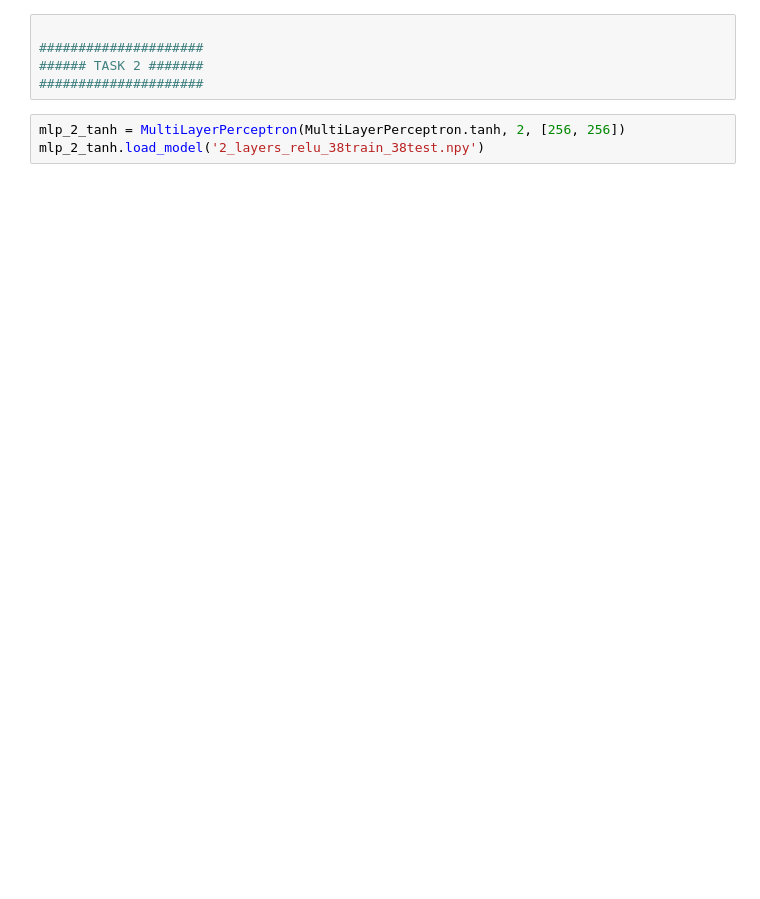
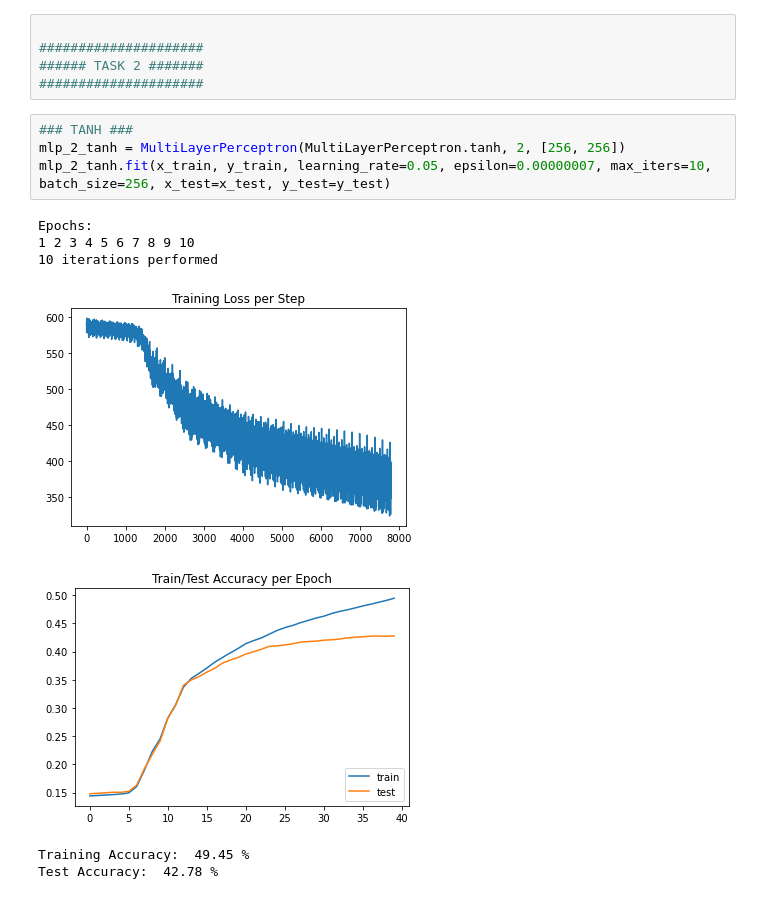
Before and after one commit to Justin-Lacoste/Image-Classification-MLP-and-CNN, a Jupyter notebook: Image_Recognition_MLP_CNN.ipynb, the cells around one changed output. Cells and saved outputs as stored; diff of their text form; blank space fills up the shorter version.

```diff
--- a/Image_Recognition_MLP_CNN.ipynb
+++ b/Image_Recognition_MLP_CNN.ipynb
@@ -443,6 +509,15 @@ Test Accuracy:  38.46 %
 #####################
 ###### TASK 2 #######
 #####################
-# %%
-mlp_2_tanh = MultiLayerPerceptron(MultiLayerPerceptron.tanh, 2, [256, 256])
-mlp_2_tanh.load_model('2_layers_relu_38train_38test.npy')
+# %%
+### TANH ###
+mlp_2_tanh = MultiLayerPerceptron(MultiLayerPerceptron.tanh, 2, [256, 256])
+mlp_2_tanh.fit(x_train, y_train, learning_rate=0.05, epsilon=0.00000007, max_iters=10, batch_size=256, x_test=x_test, y_test=y_test)
+# %% [output]
+Epochs:
+1 2 3 4 5 6 7 8 9 10
+10 iterations performed
+[figure, added]
+[figure, added]
+Training Accuracy:  49.45 %
+Test Accuracy:  42.78 %
```
Also changed, not shown: parts of 21 cells of this notebook.
